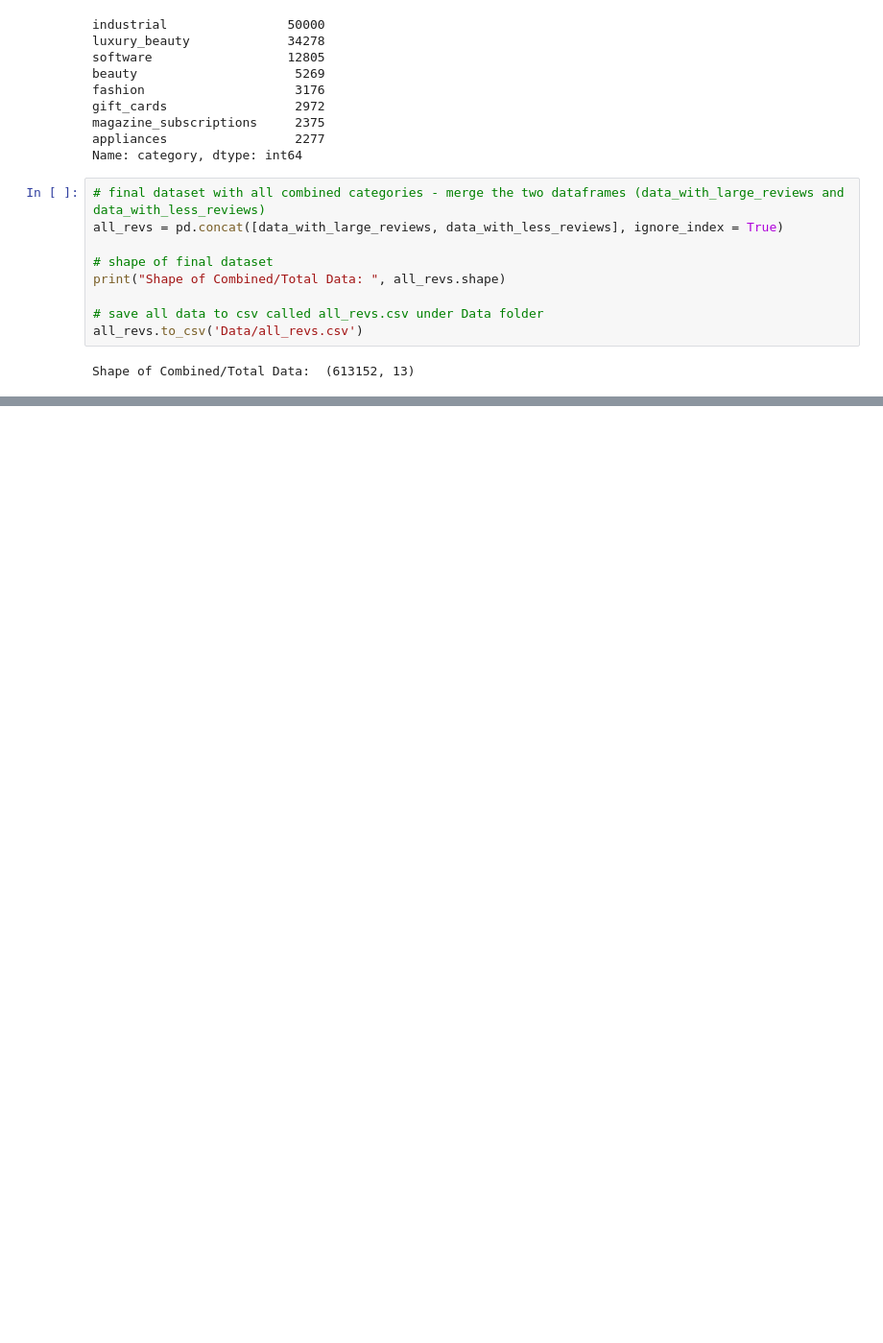
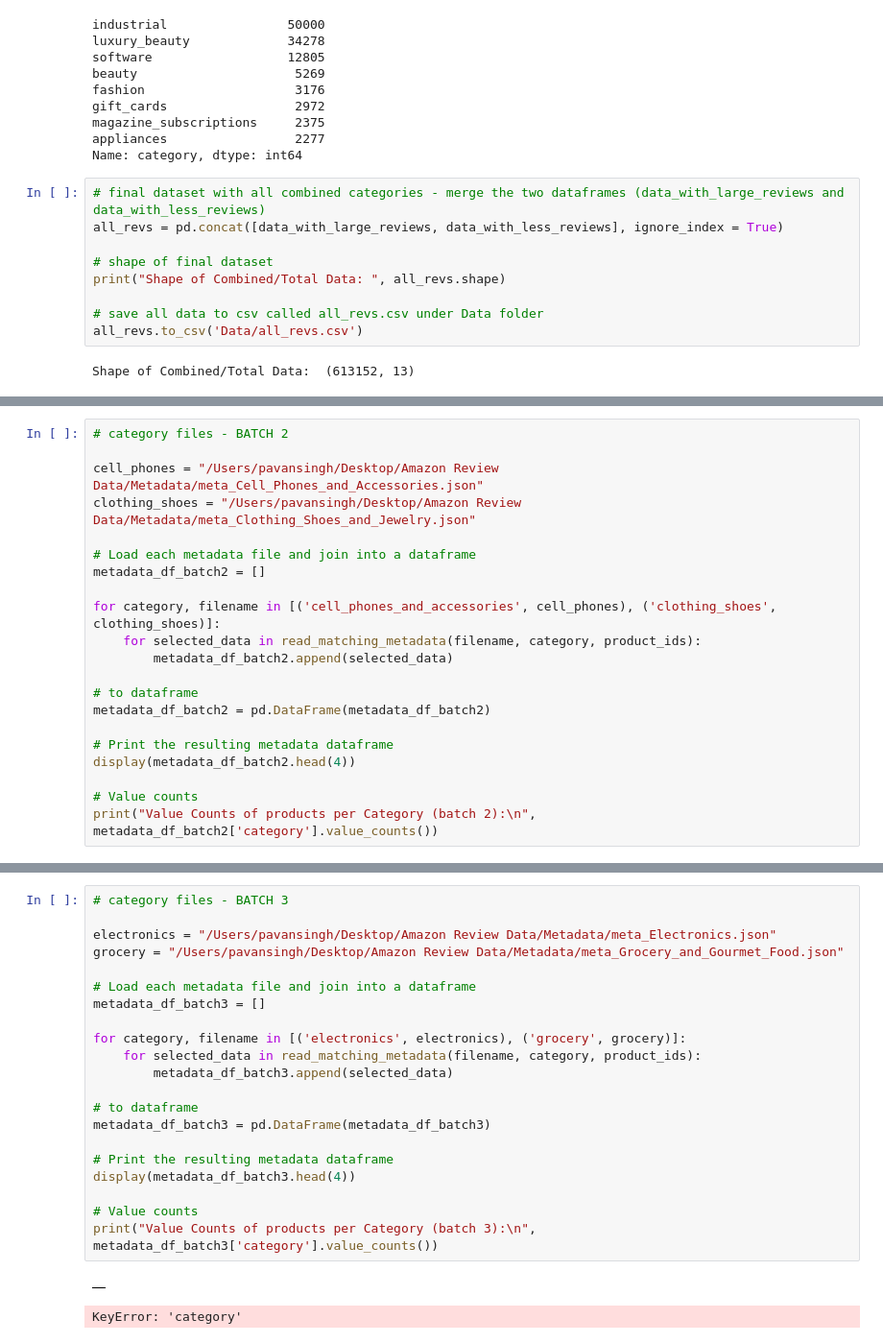
Before and after one commit to pavsingh7/Masters-Dissertation, a Jupyter notebook: Code/data_load.ipynb, the cells around one changed output, grey strips where cells are left out. Shown at 96% size. Saved outputs shown, nothing was run; the diff lists cells and outputs as text; blank space fills up the shorter version.

```diff
--- a/Code/data_load.ipynb
+++ b/Code/data_load.ipynb
@@ -353,0 +363,21 @@ data_meta.to_csv('metadata_all.csv')
+# %%
+# category files - BATCH 2
+
+cell_phones = "/Users/pavansingh/Desktop/Amazon Review Data/Metadata/meta_Cell_Phones_and_Accessories.json"
+clothing_shoes = "/Users/pavansingh/Desktop/Amazon Review Data/Metadata/meta_Clothing_Shoes_and_Jewelry.json"
+
+# Load each metadata file and join into a dataframe
+metadata_df_batch2 = []
+
+for category, filename in [('cell_phones_and_accessories', cell_phones), ('clothing_shoes', clothing_shoes)]:
+    for selected_data in read_matching_metadata(filename, category, product_ids):
+        metadata_df_batch2.append(selected_data)
+
+# to dataframe
+metadata_df_batch2 = pd.DataFrame(metadata_df_batch2)
+
+# Print the resulting metadata dataframe
+display(metadata_df_batch2.head(4))
+
+# Value counts
+print("Value Counts of products per Category (batch 2):\n", metadata_df_batch2['category'].value_counts())
@@ -353,0 +393,24 @@ data_meta.to_csv('metadata_all.csv')
+# %%
+# category files - BATCH 3
+
+electronics = "/Users/pavansingh/Desktop/Amazon Review Data/Metadata/meta_Electronics.json"
+grocery = "/Users/pavansingh/Desktop/Amazon Review Data/Metadata/meta_Grocery_and_Gourmet_Food.json"
+
+# Load each metadata file and join into a dataframe
+metadata_df_batch3 = []
+
+for category, filename in [('electronics', electronics), ('grocery', grocery)]:
+    for selected_data in read_matching_metadata(filename, category, product_ids):
+        metadata_df_batch3.append(selected_data)
+
+# to dataframe
+metadata_df_batch3 = pd.DataFrame(metadata_df_batch3)
+
+# Print the resulting metadata dataframe
+display(metadata_df_batch3.head(4))
+
+# Value counts
+print("Value Counts of products per Category (batch 3):\n", metadata_df_batch3['category'].value_counts())
+# %% [output]
+|  |
+KeyError: 'category'
```
Also changed, not shown: parts of 10 cells of this notebook, 2 other files.
